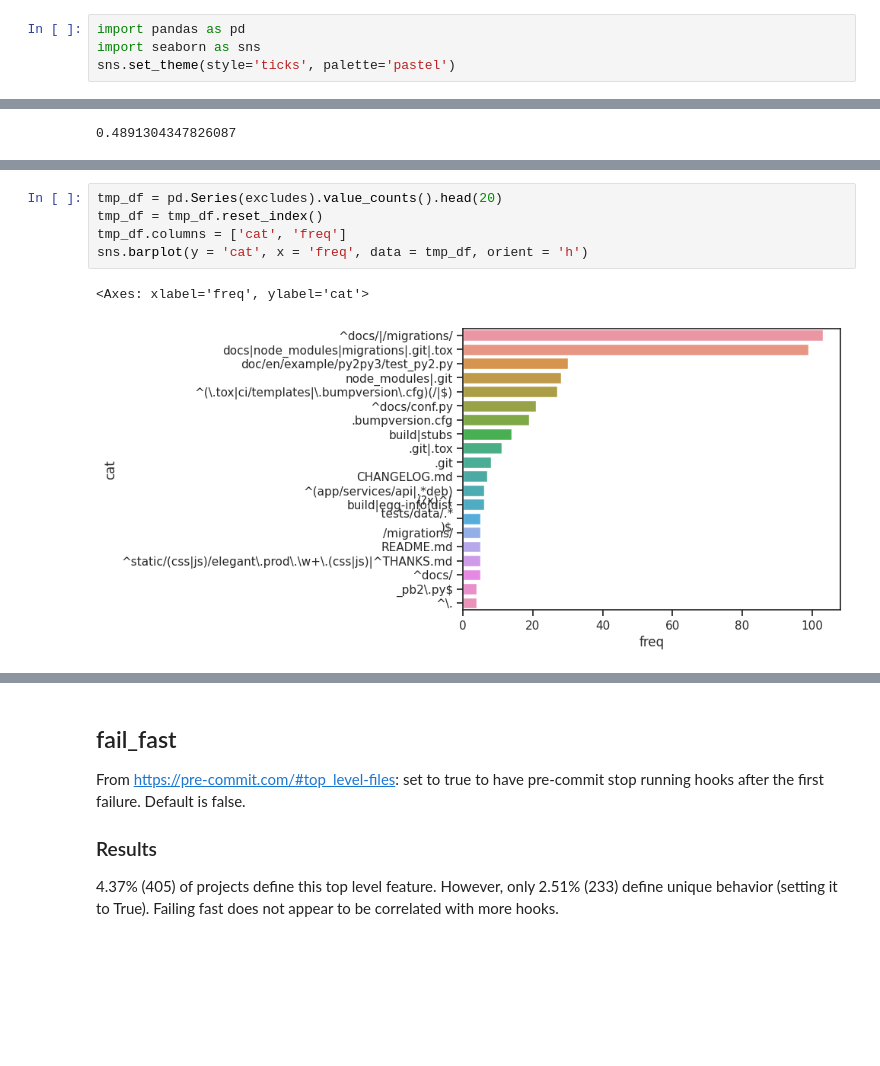
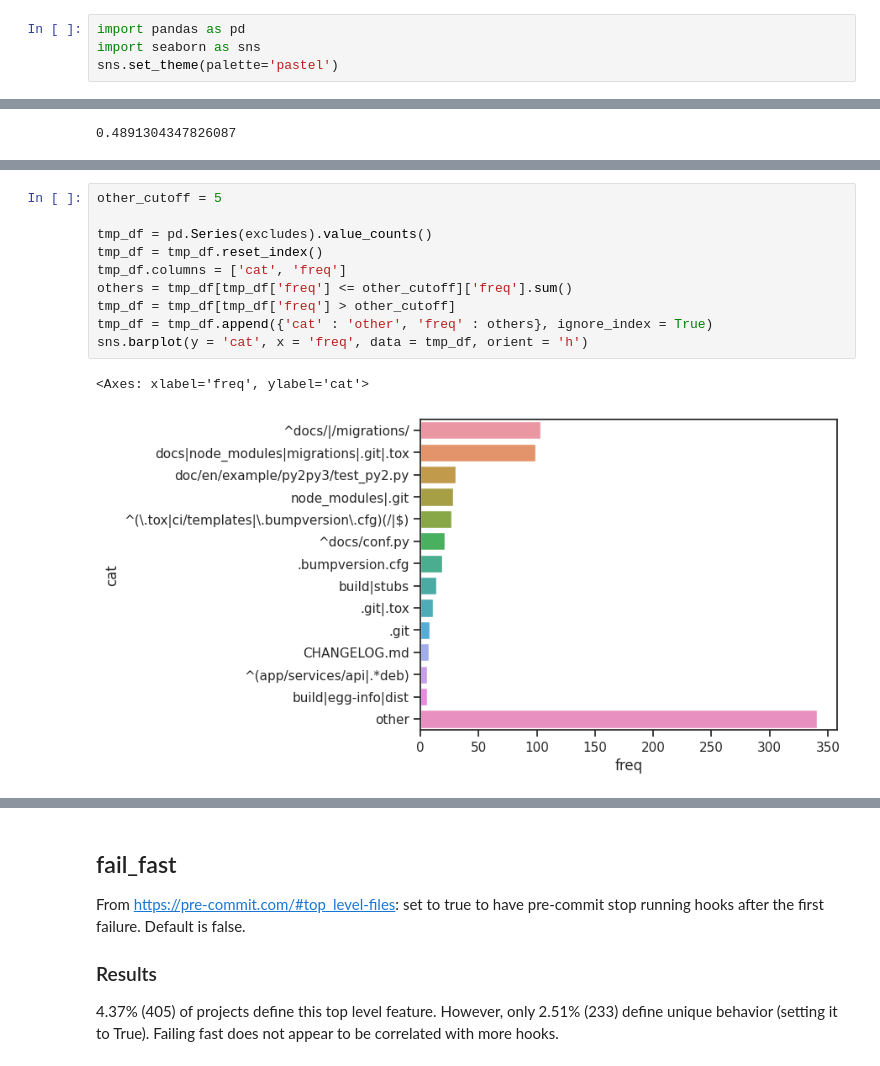
Before and after one commit to dzheng2019/GitHubApiFetcher, a Jupyter notebook: src/pre_commit_analysis.ipynb, the cells around one changed output, grey strips where cells are left out. Cells and saved outputs as stored; diff of their text form; blank space fills up the shorter version.

```diff
--- a/src/pre_commit_analysis.ipynb
+++ b/src/pre_commit_analysis.ipynb
@@ -1,7 +1,7 @@
 # %%
 import pandas as pd
 import seaborn as sns
-sns.set_theme(style='ticks', palette='pastel')
+sns.set_theme(palette='pastel')
 # %%
 df = pd.read_pickle('pre_commit_df.pkl')
 df['total_hooks'] = df['local_hooks'] + df['remote_hooks']
@@ -297,8 +298,13 @@ dtype: int64
 # %%
-tmp_df = pd.Series(excludes).value_counts().head(20)
+other_cutoff = 5
+
+tmp_df = pd.Series(excludes).value_counts()
 tmp_df = tmp_df.reset_index()
 tmp_df.columns = ['cat', 'freq']
+others = tmp_df[tmp_df['freq'] <= other_cutoff]['freq'].sum()
+tmp_df = tmp_df[tmp_df['freq'] > other_cutoff]
+tmp_df = tmp_df.append({'cat' : 'other', 'freq' : others}, ignore_index = True)
 sns.barplot(y = 'cat', x = 'freq', data = tmp_df, orient = 'h')
 # %% [output]
 <Axes: xlabel='freq', ylabel='cat'>
-[figure, old version]
+[figure, new version]
```
Also changed, not shown: parts of 8 cells of this notebook, 2 other files.
